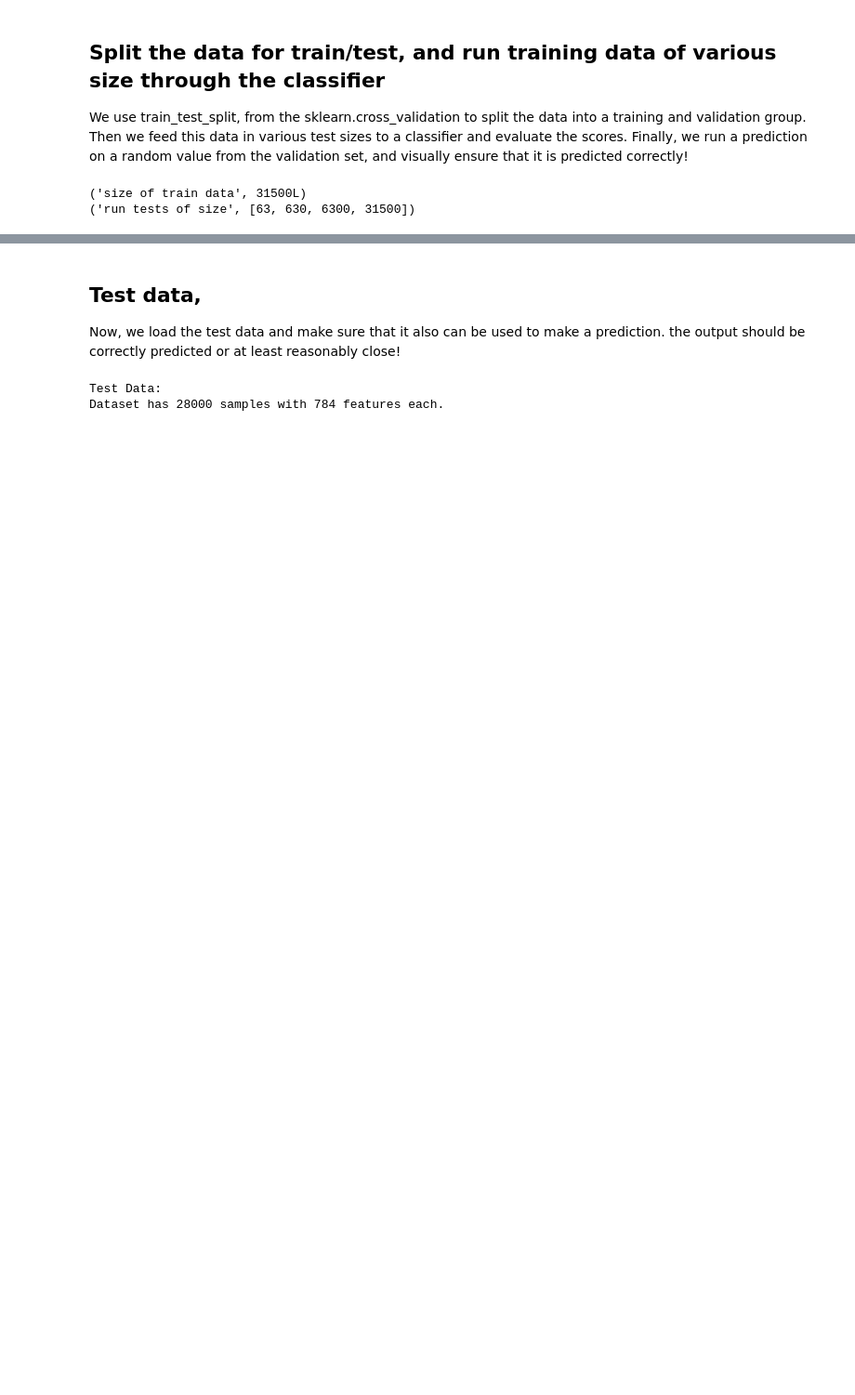
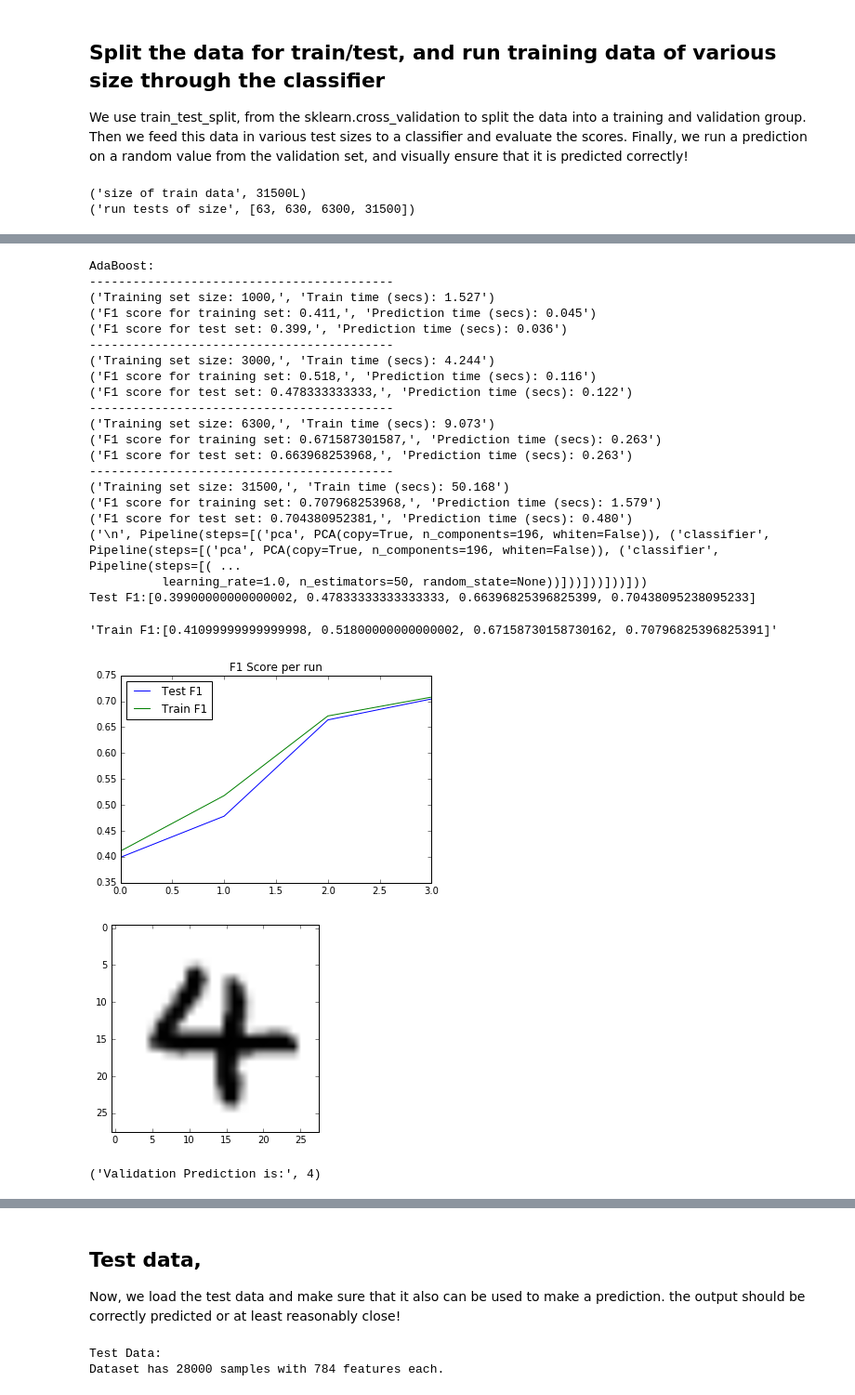
Before and after one commit to llathrop/Kagglescripts, a Jupyter notebook: digitsrecognizerwithsklearn.ipynb, the cells around one changed output, grey strips where cells are left out. Shown at 93% size. Drawn from its saved outputs; the diff is of its cells as text; code cells hidden in the pictures; blank space fills up the shorter version.

```diff
--- a/digitsrecognizerwithsklearn.ipynb
+++ b/digitsrecognizerwithsklearn.ipynb
@@ -259,4 +250,34 @@ Test F1:[0.25396825396825395, 0.39841269841269839, 0.68365079365079362, 0.728380
 ('Validation Prediction is:', 0)
+# %%
+test_sizes=[1000,3000,6300,31500]
+print ("AdaBoost:")
+clf = runTests(test_sizes, X_train,y_train,X_test,y_test,ensemble.AdaBoostClassifier(), usePCA=True)
+print("Validation Prediction is:",runPredict(clf,X_test))
+# %% [output]
+AdaBoost:
+------------------------------------------
+('Training set size: 1000,', 'Train time (secs): 1.527')
+('F1 score for training set: 0.411,', 'Prediction time (secs): 0.045')
+('F1 score for test set: 0.399,', 'Prediction time (secs): 0.036')
+------------------------------------------
+('Training set size: 3000,', 'Train time (secs): 4.244')
+('F1 score for training set: 0.518,', 'Prediction time (secs): 0.116')
+('F1 score for test set: 0.478333333333,', 'Prediction time (secs): 0.122')
+------------------------------------------
+('Training set size: 6300,', 'Train time (secs): 9.073')
+('F1 score for training set: 0.671587301587,', 'Prediction time (secs): 0.263')
+('F1 score for test set: 0.663968253968,', 'Prediction time (secs): 0.263')
+------------------------------------------
+('Training set size: 31500,', 'Train time (secs): 50.168')
+('F1 score for training set: 0.707968253968,', 'Prediction time (secs): 1.579')
+('F1 score for test set: 0.704380952381,', 'Prediction time (secs): 0.480')
+('\n', Pipeline(steps=[('pca', PCA(copy=True, n_components=196, whiten=False)), ('classifier', Pipeline(steps=[('pca', PCA(copy=True, n_components=196, whiten=False)), ('classifier', Pipeline(steps=[( ...
+          learning_rate=1.0, n_estimators=50, random_state=None))]))]))]))]))
+Test F1:[0.39900000000000002, 0.47833333333333333, 0.66396825396825399, 0.70438095238095233]
+'Train F1:[0.41099999999999998, 0.51800000000000002, 0.67158730158730162, 0.70796825396825391]'
+[figure, added]
+[figure, added]
+('Validation Prediction is:', 4)
 # %%
 print ("LinearSVC:")
 clf = runTests(test_sizes, X_train,y_train,X_test,y_test,LinearSVC(class_weight="balanced"))
```
Also changed, not shown: parts of 13 cells of this notebook.
